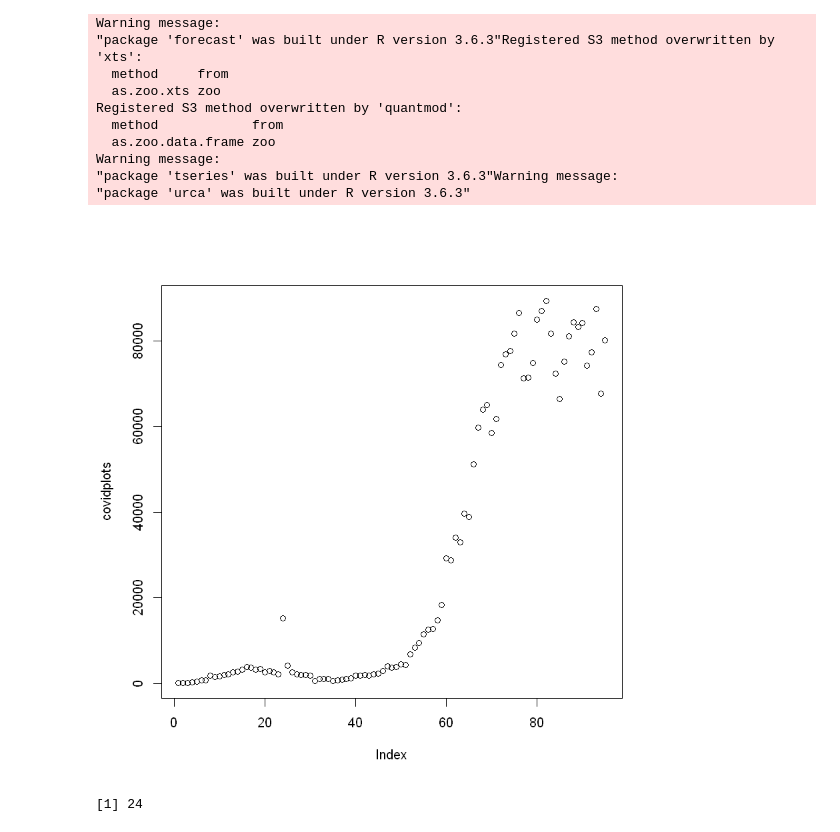
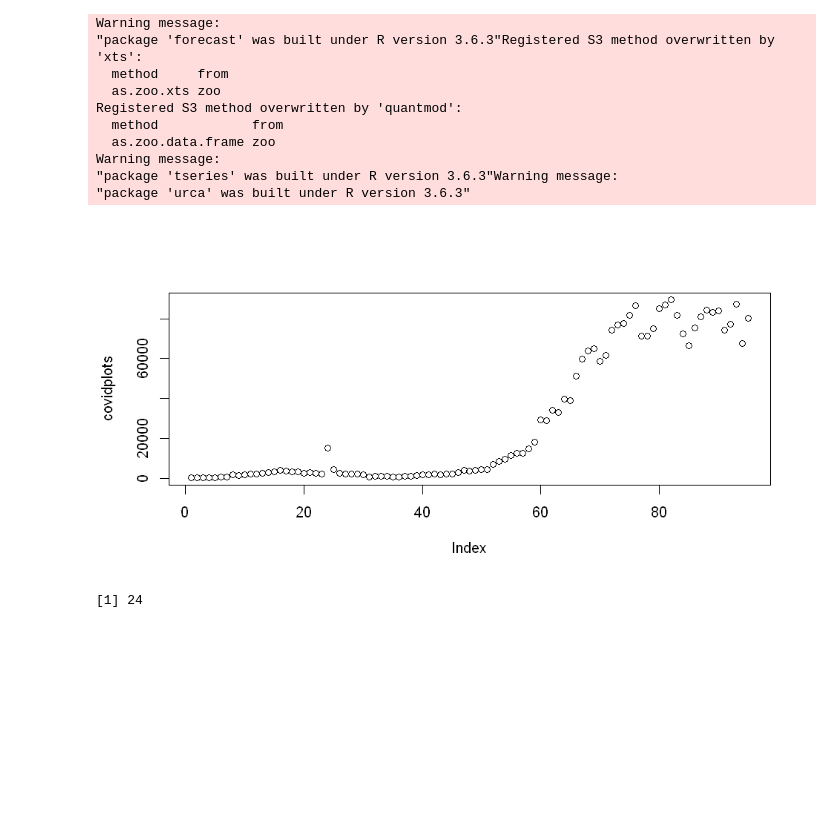
Before and after one commit to AjithKumarVS/Predictive-Time-Series-Modelling-of-COVID-19-Pandemic, a Jupyter notebook: covid19_social-distancing_impact_analysis.ipynb, the cells around one changed output. Drawn from its saved outputs; the diff is of its cells as text; code cells hidden in the pictures; blank space fills up the shorter version.

```diff
--- a/covid19_social-distancing_impact_analysis.ipynb
+++ b/covid19_social-distancing_impact_analysis.ipynb
@@ -21,19 +21,20 @@ Warning message:
 "package 'tseries' was built under R version 3.6.3"Warning message:
 "package 'urca' was built under R version 3.6.3"
 # %%
+options(repr.plot.width=8, repr.plot.height=4)
 covid<-data.frame(read_excel("C:/Users/avakk/Downloads/ccovid.xlsx"))
 
 val<-paste(covid$year,"-",covid$month,"-",covid$day,sep = "")
 covid$dateRep<-val
 covid$dateRep<-as.Date(covid$dateRep)
 
 total_cases_by_date<-aggregate(covid$cases,by=list(covid$dateRep),FUN=sum)
 total_cases_by_date<-tail(total_cases_by_date,-21)
 covidplots<-total_cases_by_date$x
 
 plot(covidplots)
 # %% [output]
-[figure, old version]
+[figure, new version]
 # %%
 train<-head(covidplots,round(length(covidplots)*0.75))
 d<-length(covidplots)-length(train)
```
Also changed, not shown: parts of 1 cell of this notebook.
